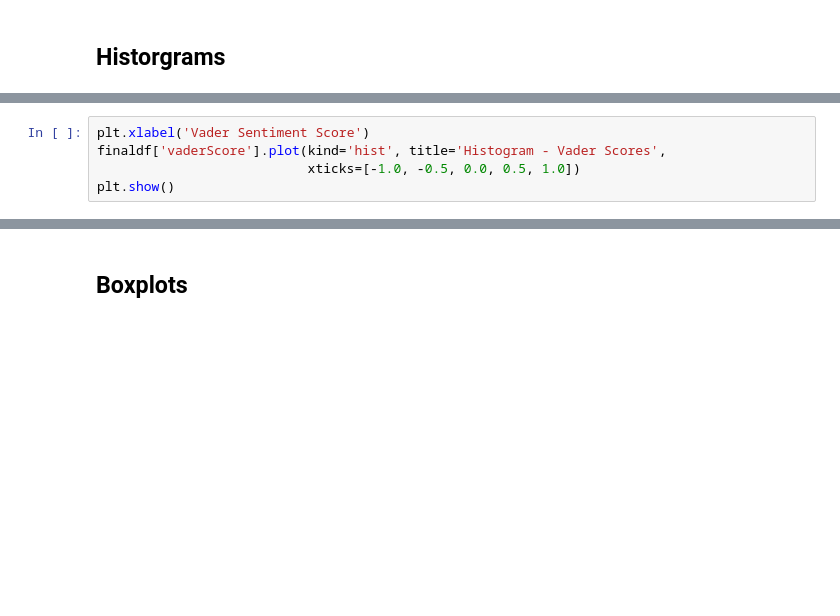
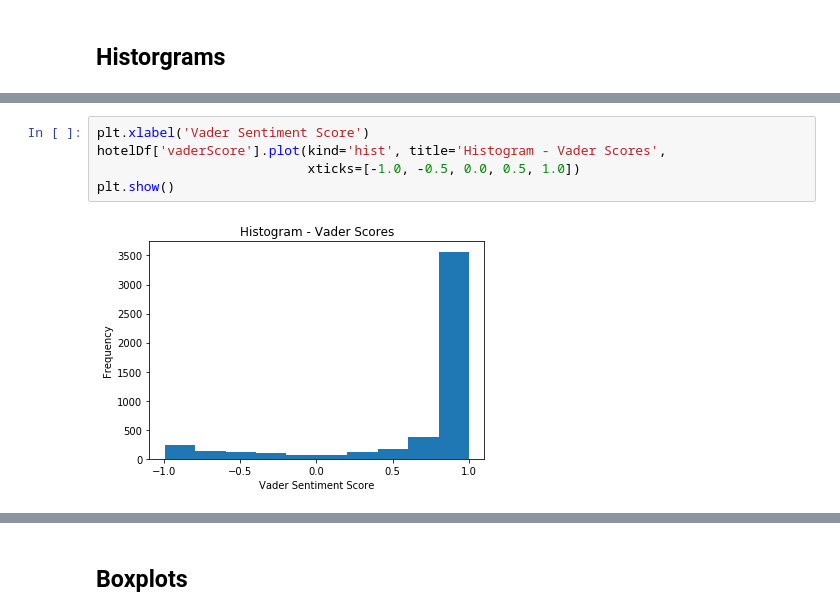
Before and after one commit to joonilahn/Sentiment-Analysis-for-Hotel-Reviews, a Jupyter notebook: Sentiment Analysis - Hotel Reviews.ipynb, the cells around one changed output, grey strips where cells are left out. Drawn from its saved outputs; the diff is of its cells as text; blank space fills up the shorter version.

```diff
--- a/Sentiment Analysis - Hotel Reviews.ipynb
+++ b/Sentiment Analysis - Hotel Reviews.ipynb
@@ -441,8 +499,10 @@ plt.show()
 # %%
 plt.xlabel('Vader Sentiment Score')
-finaldf['vaderScore'].plot(kind='hist', title='Histogram - Vader Scores',
+hotelDf['vaderScore'].plot(kind='hist', title='Histogram - Vader Scores',
                            xticks=[-1.0, -0.5, 0.0, 0.5, 1.0])
 plt.show()
+# %% [output]
+[figure, added]
 # %%
 #Overlayed Histogram for GT rating and VD score
 #Just for demonstrating, I am dividing the rating score by 5
```
Also changed, not shown: parts of 41 cells of this notebook.
